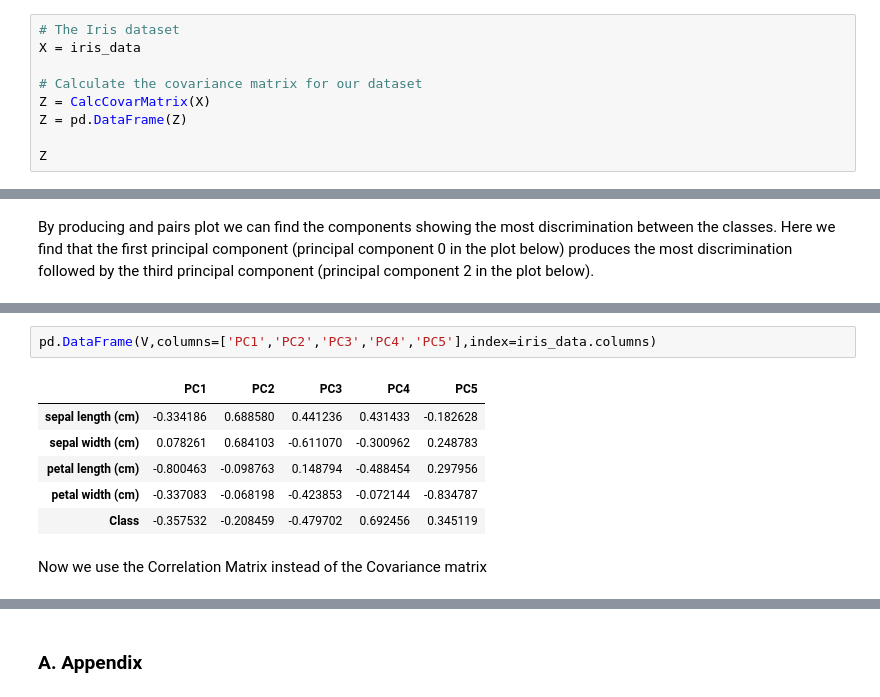
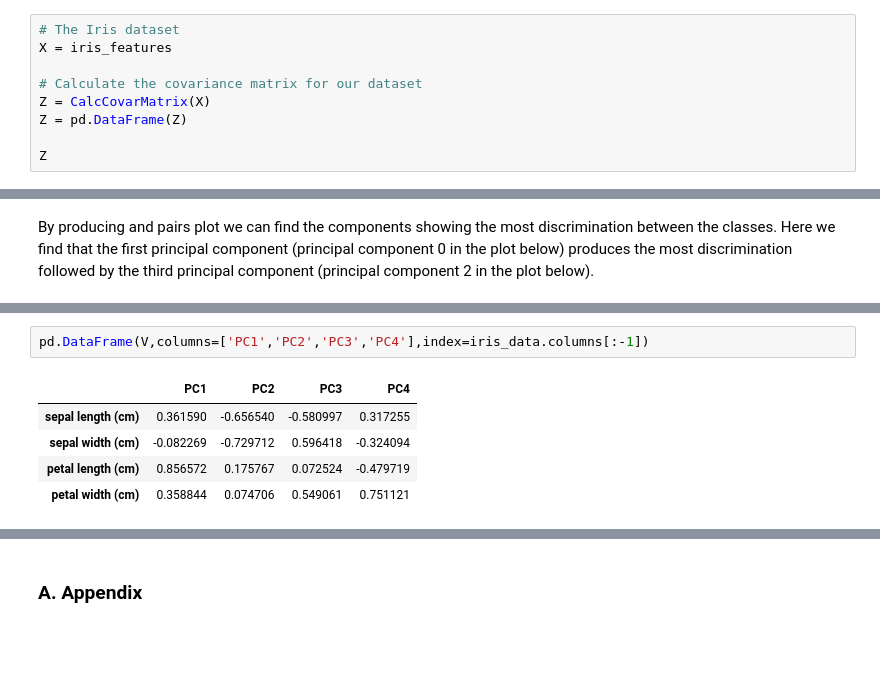
Before and after one commit to TanselArif-21/PrincipalComponentAnalysis, a Jupyter notebook: PCA1.ipynb, the cells around one changed output, grey strips where cells are left out. Cells and saved outputs as stored; diff of their text form; blank space fills up the shorter version.

```diff
--- a/PCA1.ipynb
+++ b/PCA1.ipynb
@@ -267,7 +267,7 @@ def power_iteration(A, num_simulations):
     return b_k,l
 # %%
 # The Iris dataset
-X = iris_data
+X = iris_features
 
 # Calculate the covariance matrix for our dataset
 Z = CalcCovarMatrix(X)
@@ -484,11 +473,8 @@ sns.pairplot(data=pd.DataFrame(K[:,:]),plot_kws=dict({'color' : color}))
 # %%
-pd.DataFrame(V,columns=['PC1','PC2','PC3','PC4','PC5'],index=iris_data.columns)
+pd.DataFrame(V,columns=['PC1','PC2','PC3','PC4'],index=iris_data.columns[:-1])
 # %% [output]
-|  | PC1 | PC2 | PC3 | PC4 | PC5 |
-| sepal length (cm) | -0.334186 | 0.688580 | 0.441236 | 0.431433 | -0.182628 |
-| sepal width (cm) | 0.078261 | 0.684103 | -0.611070 | -0.300962 | 0.248783 |
-| petal length (cm) | -0.800463 | -0.098763 | 0.148794 | -0.488454 | 0.297956 |
-| petal width (cm) | -0.337083 | -0.068198 | -0.423853 | -0.072144 | -0.834787 |
-| Class | -0.357532 | -0.208459 | -0.479702 | 0.692456 | 0.345119 |
+|  | PC1 | PC2 | PC3 | PC4 |
+| sepal length (cm) | 0.361590 | -0.656540 | -0.580997 | 0.317255 |
+| sepal width (cm) | -0.082269 | -0.729712 | 0.596418 | -0.324094 |
+| petal length (cm) | 0.856572 | 0.175767 | 0.072524 | -0.479719 |
+| petal width (cm) | 0.358844 | 0.074706 | 0.549061 | 0.751121 |
-# %% [markdown]
-Now we use the Correlation Matrix instead of the Covariance matrix
```
Also changed, not shown: parts of 20 cells of this notebook, 6 other files.
